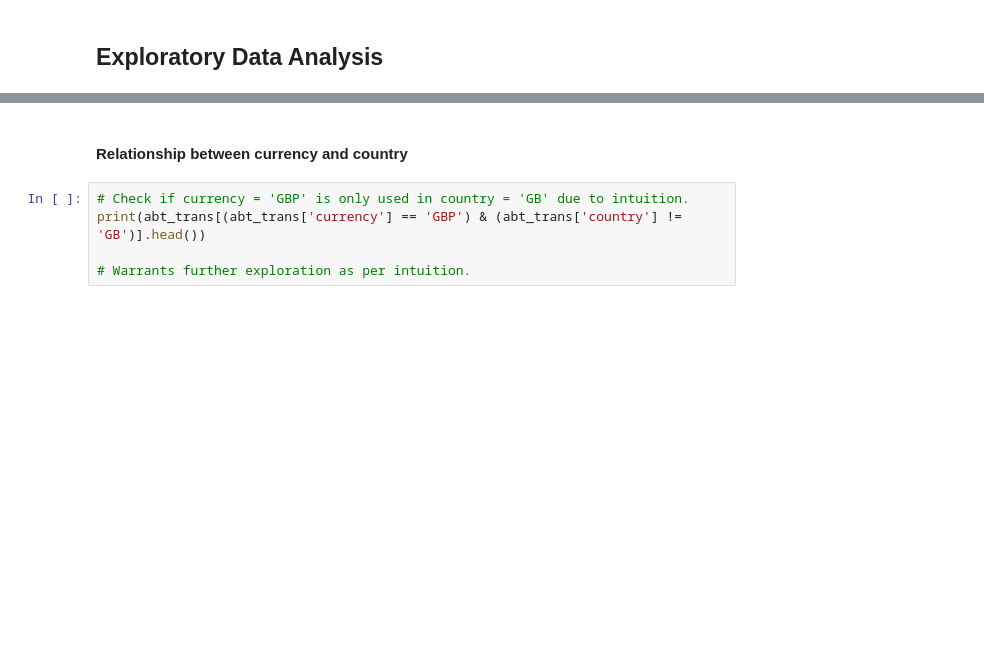
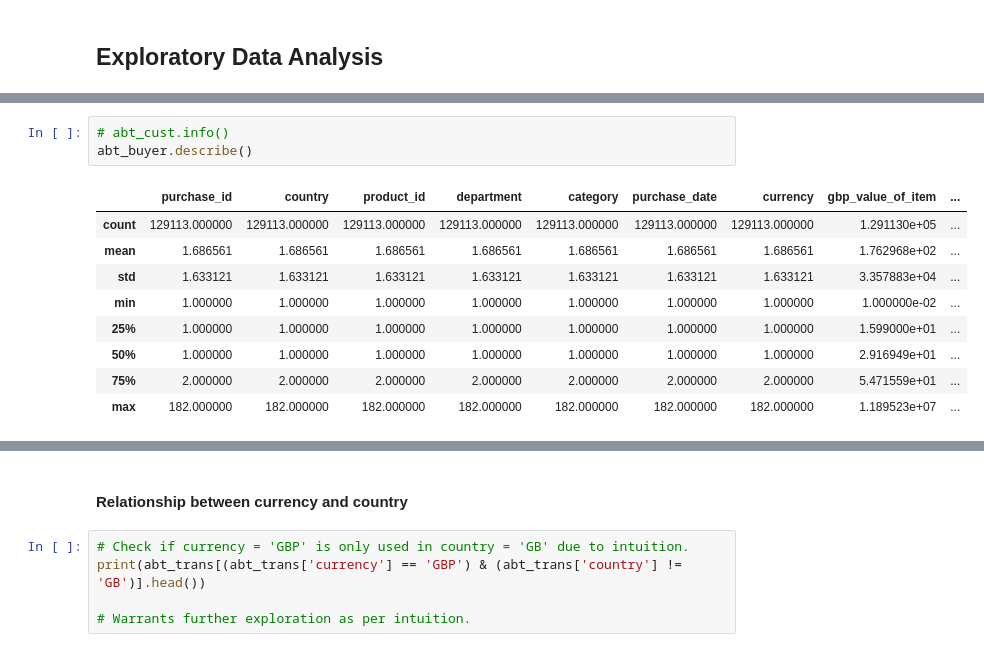
Before and after one commit to kieran036/ad_hoc_analyses, a Jupyter notebook: analyses/customer_analysis/analysis.ipynb, the cells around one changed output, grey strips where cells are left out. Drawn from its saved outputs; the diff is of its cells as text; blank space fills up the shorter version.

```diff
--- a/analyses/customer_analysis/analysis.ipynb
+++ b/analyses/customer_analysis/analysis.ipynb
@@ -113,0 +183,13 @@ abt.describe()
+# %%
+# abt_cust.info()
+abt_buyer.describe()
+# %% [output]
+|  | purchase_id | country | product_id | department | category | purchase_date | currency | gbp_value_of_item | ... |
+| count | 129113.000000 | 129113.000000 | 129113.000000 | 129113.000000 | 129113.000000 | 129113.000000 | 129113.000000 | 1.291130e+05 | ... |
+| mean | 1.686561 | 1.686561 | 1.686561 | 1.686561 | 1.686561 | 1.686561 | 1.686561 | 1.762968e+02 | ... |
+| std | 1.633121 | 1.633121 | 1.633121 | 1.633121 | 1.633121 | 1.633121 | 1.633121 | 3.357883e+04 | ... |
+| min | 1.000000 | 1.000000 | 1.000000 | 1.000000 | 1.000000 | 1.000000 | 1.000000 | 1.000000e-02 | ... |
+| 25% | 1.000000 | 1.000000 | 1.000000 | 1.000000 | 1.000000 | 1.000000 | 1.000000 | 1.599000e+01 | ... |
+| 50% | 1.000000 | 1.000000 | 1.000000 | 1.000000 | 1.000000 | 1.000000 | 1.000000 | 2.916949e+01 | ... |
+| 75% | 2.000000 | 2.000000 | 2.000000 | 2.000000 | 2.000000 | 2.000000 | 2.000000 | 5.471559e+01 | ... |
+| max | 182.000000 | 182.000000 | 182.000000 | 182.000000 | 182.000000 | 182.000000 | 182.000000 | 1.189523e+07 | ... |
```
Also changed, not shown: parts of 14 cells of this notebook.
